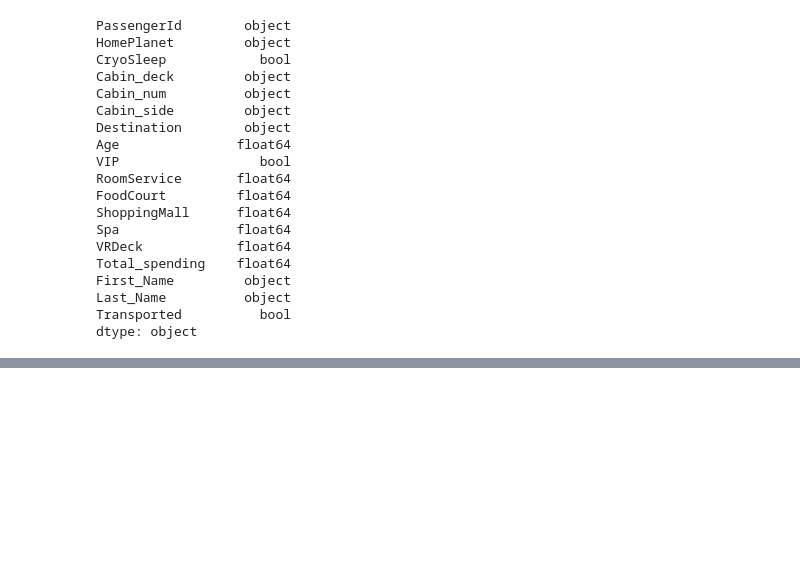
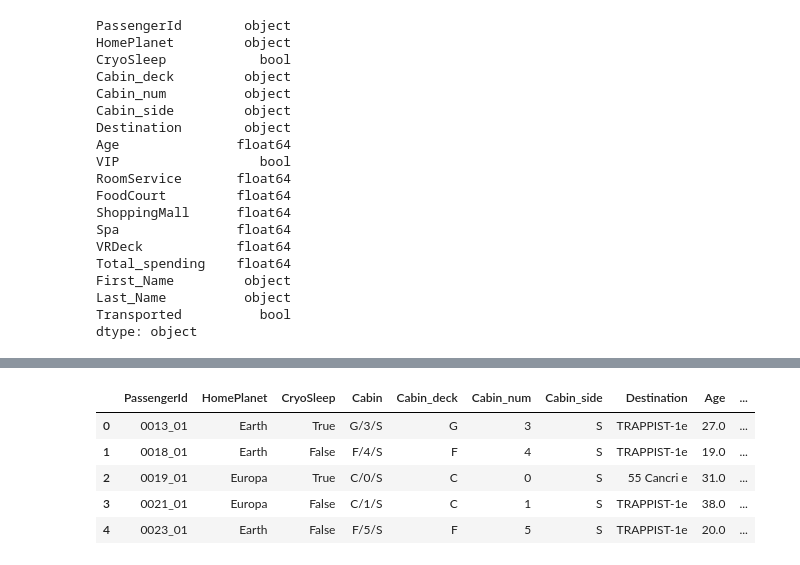
Before and after one commit to lucascheng24/Comp4433_spaceship-titanic, a Jupyter notebook: dataPreprocess/pre01_splitting.ipynb, the cells around one changed output, grey strips where cells are left out. Cells and saved outputs as stored; diff of their text form; code cells hidden in the pictures; blank space fills up the shorter version.

```diff
--- a/dataPreprocess/pre01_splitting.ipynb
+++ b/dataPreprocess/pre01_splitting.ipynb
@@ -245,0 +304,5 @@ df_processedData.to_csv(file_name, sep=',', encoding='utf-8', index=False)
+# %%
+df_processedTest = df_fill_nan(df_testRaw)
+
+print(f"Length of the data: {len(df_processedTest)}")
+df_processedTest.isnull().sum()
@@ -245,0 +325,32 @@ df_processedData.to_csv(file_name, sep=',', encoding='utf-8', index=False)
+# %%
+# handling the seat of passengers
+df_processedTest[['Cabin_deck','Cabin_num','Cabin_side']] = df_processedTest['Cabin'].str.split('/',expand=True)
+# handling spending of each passengers : RoomService, FoodCourt, ShoppingMall, Spa, VRDeck
+df_processedTest.loc[:, ['Total_spending']] = df_processedTest['RoomService'] + df_processedTest['FoodCourt'] + df_processedTest['ShoppingMall'] + df_processedTest['Spa'] + df_processedTest['VRDeck']
+# handling the name of passengers
+
+
+# Extract first and last names
+name_parts = df_processedTest['Name'].str.extract('(\w+)\s(\w+)', expand=True)
+
+# Assign extracted names to DataFrame
+df_processedTest['First_Name'] = name_parts[0].astype(str)
+df_processedTest['Last_Name'] = name_parts[1].astype(str)
+
+df_allTestData = df_processedTest[
+    [   'PassengerId', 'HomePlanet', 'CryoSleep',
+        'Cabin', 'Cabin_deck', 'Cabin_num', 'Cabin_side',
+        'Destination', 'Age',
+        'VIP', 'RoomService', 'FoodCourt', 'ShoppingMall', 'Spa', 'VRDeck', 'Total_spending',
+        'Name', 'First_Name', 'Last_Name'
+    ]
+]
+# %%
+df_allTestData.head()
+# %% [output]
+|  | PassengerId | HomePlanet | CryoSleep | Cabin | Cabin_deck | Cabin_num | Cabin_side | Destination | Age | ... |
+| 0 | 0013_01 | Earth | True | G/3/S | G | 3 | S | TRAPPIST-1e | 27.0 | ... |
+| 1 | 0018_01 | Earth | False | F/4/S | F | 4 | S | TRAPPIST-1e | 19.0 | ... |
+| 2 | 0019_01 | Europa | True | C/0/S | C | 0 | S | 55 Cancri e | 31.0 | ... |
+| 3 | 0021_01 | Europa | False | C/1/S | C | 1 | S | TRAPPIST-1e | 38.0 | ... |
+| 4 | 0023_01 | Earth | False | F/5/S | F | 5 | S | TRAPPIST-1e | 20.0 | ... |
```
Also changed, not shown: parts of 8 cells of this notebook, 1 other file.
